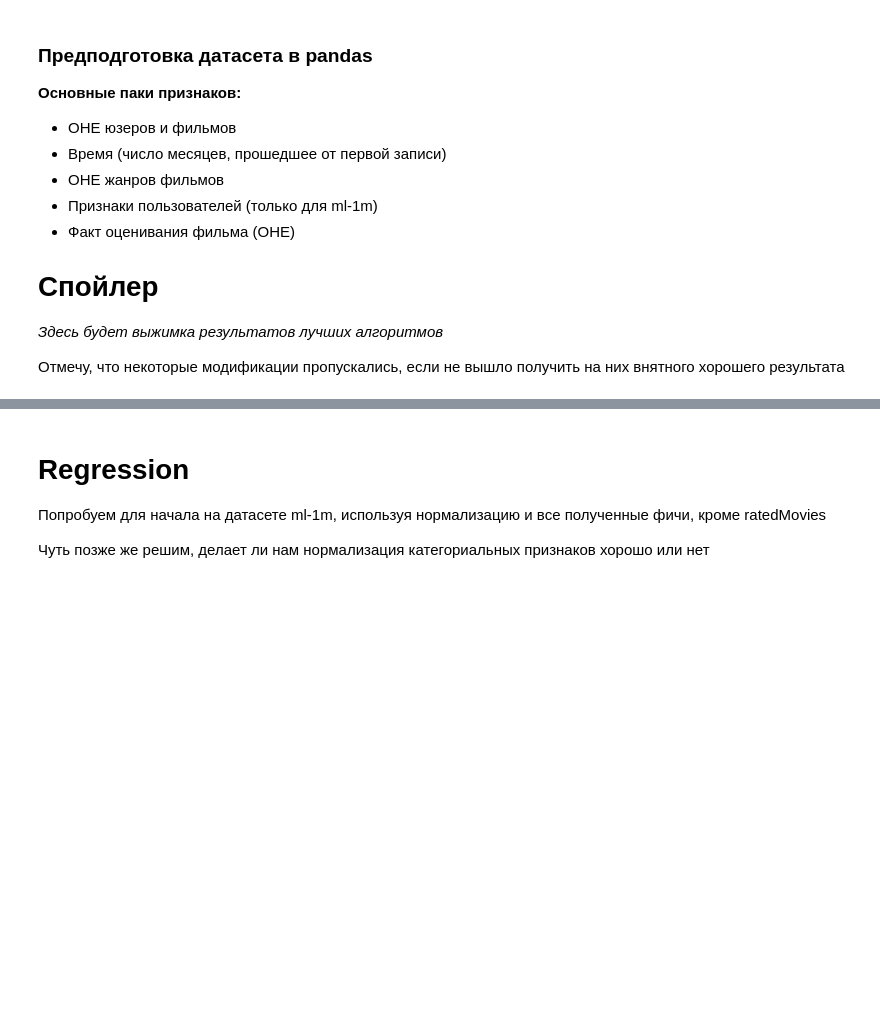
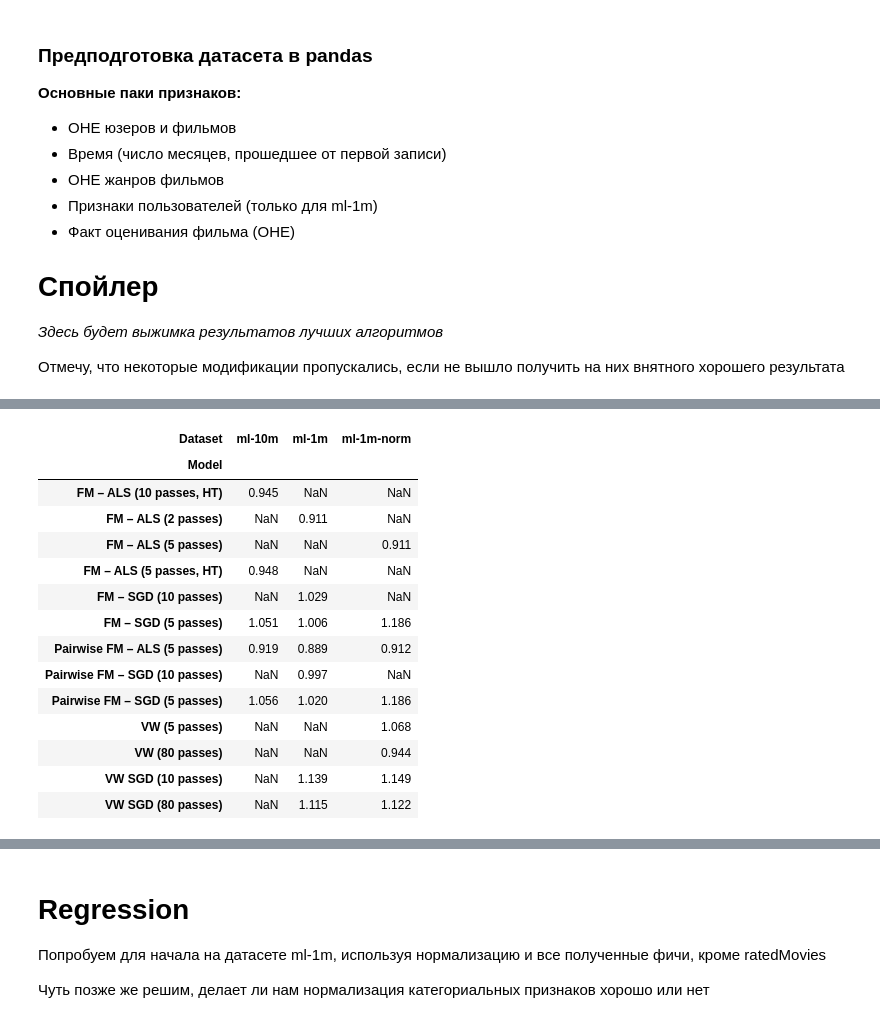
Before and after one commit to adelkhafizova/veryownFM, a Jupyter notebook: benchmarks/MovieLens.ipynb, the cells around one changed output, grey strips where cells are left out. Drawn from its saved outputs; the diff is of its cells as text; code cells hidden in the pictures; blank space fills up the shorter version.

```diff
--- a/benchmarks/MovieLens.ipynb
+++ b/benchmarks/MovieLens.ipynb
@@ -43,0 +65,18 @@ from Helpers import *
+# %%
+pd.pivot_table(best_models, values='RMSE', index='Model', columns='Dataset')
+# %% [output]
+| Dataset | ml-10m | ml-1m | ml-1m-norm |
+| Model |  |  |  |
+| FM – ALS (10 passes, HT) | 0.945 | NaN | NaN |
+| FM – ALS (2 passes) | NaN | 0.911 | NaN |
+| FM – ALS (5 passes) | NaN | NaN | 0.911 |
+| FM – ALS (5 passes, HT) | 0.948 | NaN | NaN |
+| FM – SGD (10 passes) | NaN | 1.029 | NaN |
+| FM – SGD (5 passes) | 1.051 | 1.006 | 1.186 |
+| Pairwise FM – ALS (5 passes) | 0.919 | 0.889 | 0.912 |
+| Pairwise FM – SGD (10 passes) | NaN | 0.997 | NaN |
+| Pairwise FM – SGD (5 passes) | 1.056 | 1.020 | 1.186 |
+| VW (5 passes) | NaN | NaN | 1.068 |
+| VW (80 passes) | NaN | NaN | 0.944 |
+| VW SGD (10 passes) | NaN | 1.139 | 1.149 |
+| VW SGD (80 passes) | NaN | 1.115 | 1.122 |
```
Also changed, not shown: parts of 14 cells of this notebook, 1 other file.
